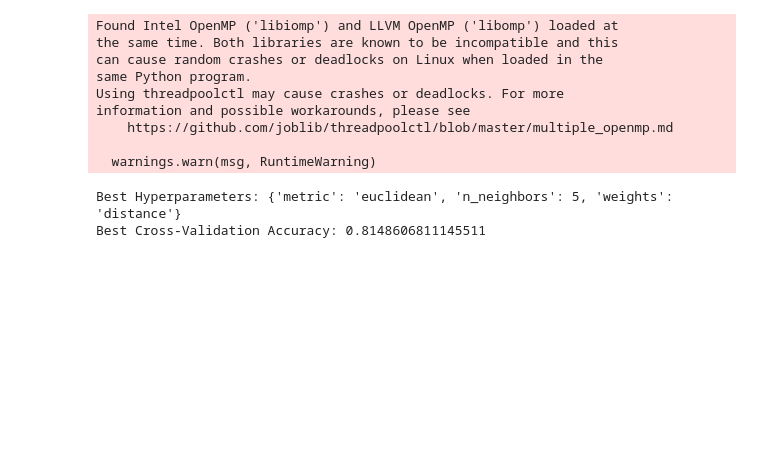
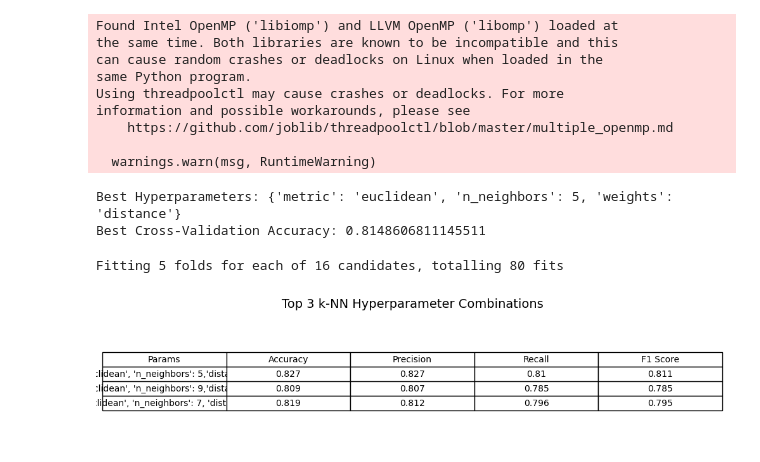
Before and after one commit to Rwangle/plant-classifier, a Jupyter notebook: notebooks/knn.ipynb, the cells around one changed output. Saved outputs shown, nothing was run; the diff lists cells and outputs as text; code cells hidden in the pictures; blank space fills up the shorter version.

Commit message:
gridsearch table

```diff
--- a/notebooks/knn.ipynb
+++ b/notebooks/knn.ipynb
@@ -65,6 +85,85 @@ information and possible workarounds, please see
   warnings.warn(msg, RuntimeWarning)
 Best Hyperparameters: {'metric': 'euclidean', 'n_neighbors': 5, 'weights': 'distance'}
 Best Cross-Validation Accuracy: 0.8148606811145511
+# %%
+import numpy as np
+import pandas as pd
+from sklearn.neighbors import KNeighborsClassifier
+from sklearn.model_selection import GridSearchCV
+from sklearn.metrics import accuracy_score, precision_score, recall_score, f1_score
+
+# Load your data
+X_train = np.load('X_train.npy')
+y_train = np.load('y_train.npy')
+X_test = np.load('X_test.npy')
+y_test = np.load('y_test.npy')
+
+# Define the parameter grid
+param_grid = {
+    'n_neighbors': [3, 5, 7, 9],
+    'weights': ['uniform', 'distance'],
+    'metric': ['euclidean', 'manhattan']
+}
+
+# Run grid search
+grid_search = GridSearchCV(KNeighborsClassifier(), param_grid, cv=5, scoring='accuracy', verbose=1, n_jobs=1)
+grid_search.fit(X_train, y_train)
+
+# Get top 3 configs by CV accuracy
+cv_results = pd.DataFrame(grid_search.cv_results_)
+top3 = cv_results.sort_values(by='mean_test_score', ascending=False).head(3)
+
+# Compute full metrics on test set for top 3
+rows = []
+for _, row in top3.iterrows():
+    params = row['params']
+    model = KNeighborsClassifier(**params)
+    model.fit(X_train, y_train)
+    y_pred = model.predict(X_test)
+    rows.append([
+        str(params),
+        accuracy_score(y_test, y_pred),
+        precision_score(y_test, y_pred, average='macro'),
+        recall_score(y_test, y_pred, average='macro'),
+        f1_score(y_test, y_pred, average='macro'),
+    ])
+# %% [output]
+Fitting 5 folds for each of 16 candidates, totalling 80 fits
+# %%
+import matplotlib.pyplot as plt
+import pandas as pd
+
+# Your DataFrame (already rounded to 3 sigfigs)
+metrics_df = pd.DataFrame([
+    ["{'euclidean', 'n_neighbors': 5,'distance'}", 0.827, 0.827, 0.810, 0.811],
+    ["{'euclidean', 'n_neighbors': 9,'distance'}", 0.809, 0.807, 0.785, 0.785],
+    ["{'euclidean', 'n_neighbors': 7, 'distance'}", 0.819, 0.812, 0.796, 0.795]
+], columns=["Params", "Accuracy", "Precision", "Recall", "F1 Score"])
+
+# Plot the table
+fig, ax = plt.subplots(figsize=(10, 2.5))
+ax.axis('off')  # Turn off the axes
+
+# Create the table
+table = ax.table(cellText=metrics_df.values,
+                 colLabels=metrics_df.columns,
+                 cellLoc='center',
+                 loc='center')
+
+# Style the table
+table.auto_set_font_size(False)
+table.set_fontsize(10)
+table.scale(1.2, 1.5)
+
+# Title
+plt.title("Top 3 k-NN Hyperparameter Combinations", fontsize=14, pad=20)
+
+# Save and show
+plt.tight_layout()
+plt.savefig("knn_metrics_cleaned.png", dpi=300, bbox_inches='tight')
+plt.show()
+# %% [output]
+[figure, added]
 # %%
 # Evaluate on test set
 best_knn = grid_search.best_estimator_
```
Also changed, not shown: parts of 3 cells of this notebook, 4 other files.
